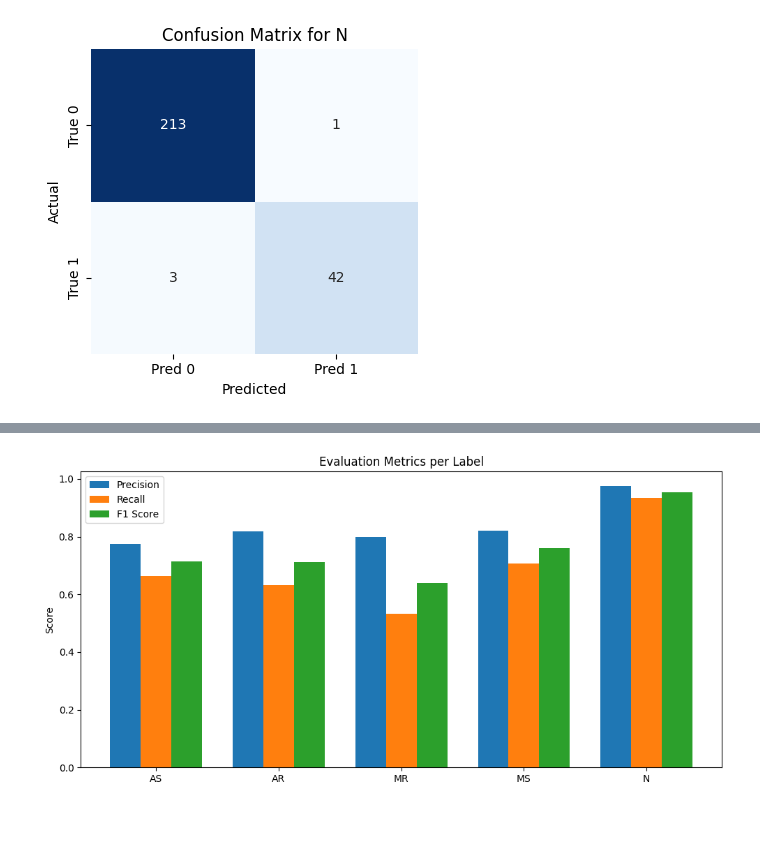
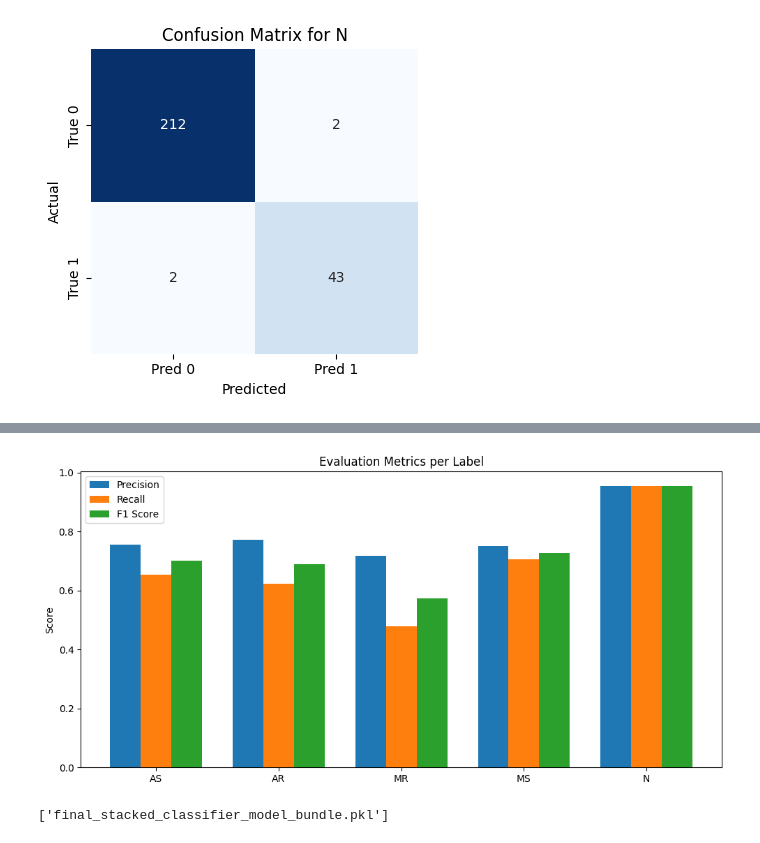
Before and after one commit to meronoumer/heart-disease-model, a Jupyter notebook: notebooks/stacking_notebook.ipynb, the cells around one changed output, grey strips where cells are left out. Drawn from its saved outputs; the diff is of its cells as text; code cells hidden in the pictures.

```diff
--- a/notebooks/stacking_notebook.ipynb
+++ b/notebooks/stacking_notebook.ipynb
@@ -207,0 +175,34 @@ OneVsRestClassifier(estimator=StackingClassifier(estimators=[('gbdt',
+# %%
+import numpy as np
+from sklearn.ensemble import StackingClassifier, GradientBoostingClassifier, RandomForestClassifier
+from sklearn.linear_model import LogisticRegression
+from sklearn.multioutput import MultiOutputClassifier
+from sklearn.base import ClassifierMixin
+
+# 1) y must be a 2D 0/1 array (n_samples, n_labels)
+y_train = (y_train.astype(int) if hasattr(y_train, "astype") else y_train).copy()
+assert getattr(y_train, "ndim", np.asarray(y_train).ndim) == 2, f"y_train must be 2D, got {getattr(y_train, 'ndim', np.asarray(y_train).ndim)}D"
+
+# 2) Base classifiers ONLY (no regressors, no HMM unless wrapped as a classifier)
+gbdt = GradientBoostingClassifier(random_state=100)
+rf   = RandomForestClassifier(random_state=100)
+logr = LogisticRegression(max_iter=2000)
+
+stacking = StackingClassifier(
+    estimators=[('gbdt', gbdt), ('rf', rf), ('logreg', logr)],
+    final_estimator=LogisticRegression(max_iter=2000),
+    stack_method='predict_proba',
+    passthrough=True,
+    n_jobs=-1
+)
+
+# 3) Wrap for multilabel: one classifier per column
+multi_label_stacking = MultiOutputClassifier(stacking, n_jobs=-1)
+
+# 4) Sanity-check that EVERYTHING is a classifier
+for name, est in stacking.estimators:
+    assert isinstance(est, ClassifierMixin), f"{name} is not a classifier: {type(est)}"
+assert isinstance(stacking.final_estimator, ClassifierMixin), f"final_estimator is not a classifier: {type(stacking.final_estimator)}"
+
+# 5) Fit
+multi_label_stacking.fit(X_train, y_train)
@@ -208,5 +220,5 @@ OneVsRestClassifier(estimator=StackingClassifier(estimators=[('gbdt',
 # %%
-# y_prob = multi_label_stacking.predict(X_test)
+y_stat = multi_label_stacking.predict(X_test)
 y_prob = multi_label_stacking.predict_proba(X_test)
 
 def to_2d_proba(proba):
@@ -311,29 +327,29 @@ InvalidIndexError: (slice(None, None, None), 0)
 # %%
 from sklearn.metrics import precision_score, recall_score, f1_score
 
-precision = precision_score(y_test, y_prob, average=None)
-recall = recall_score(y_test, y_prob, average=None)
-f1 = f1_score(y_test, y_prob, average=None)
+precision = precision_score(y_test, y_stat, average=None)
+recall = recall_score(y_test, y_stat, average=None)
+f1 = f1_score(y_test, y_stat, average=None)
 
 labels = y_test.columns
 
 x = np.arange(len(labels))
 width = 0.25
 
 plt.figure(figsize=(10, 5))
 
 plt.bar(x - width, precision, width, label='Precision')
 plt.bar(x, recall, width, label='Recall')
 plt.bar(x + width, f1, width, label='F1 Score')
 
 plt.xticks(x, labels)
 plt.ylabel('Score')
 plt.title('Evaluation Metrics per Label')
 plt.legend()
 plt.tight_layout()
 plt.show()
 # %% [output]
-[figure, old version]
+[figure, new version]
 # %%
 
 import numpy as np, joblib, sklearn, time
@@ -355,14 +371,14 @@ metrics = {
         "f1":        np.asarray(f1).tolist(),
     },
     "micro": {
-        "precision": precision_score(y_test, y_prob, average="micro"),
-        "recall":    recall_score(y_test, y_prob, average="micro"),
-        "f1":        f1_score(y_test, y_prob, average="micro"),
+        "precision": precision_score(y_test, y_stat, average="micro"),
+        "recall":    recall_score(y_test, y_stat, average="micro"),
+        "f1":        f1_score(y_test, y_stat, average="micro"),
     },
     "macro": {
-        "precision": precision_score(y_test, y_prob, average="macro"),
-        "recall":    recall_score(y_test, y_prob, average="macro"),
-        "f1":        f1_score(y_test, y_prob, average="macro"),
+        "precision": precision_score(y_test, y_stat, average="macro"),
+        "recall":    recall_score(y_test, y_stat, average="macro"),
+        "f1":        f1_score(y_test, y_stat, average="macro"),
     },
 }
 
@@ -382,3 +398,5 @@ bundle = {
 }
 
 joblib.dump(bundle, "final_stacked_classifier_model_bundle.pkl", compress=3)
+# %% [output]
+['final_stacked_classifier_model_bundle.pkl']
```
Also changed, not shown: parts of 12 cells of this notebook, 9 other files.
